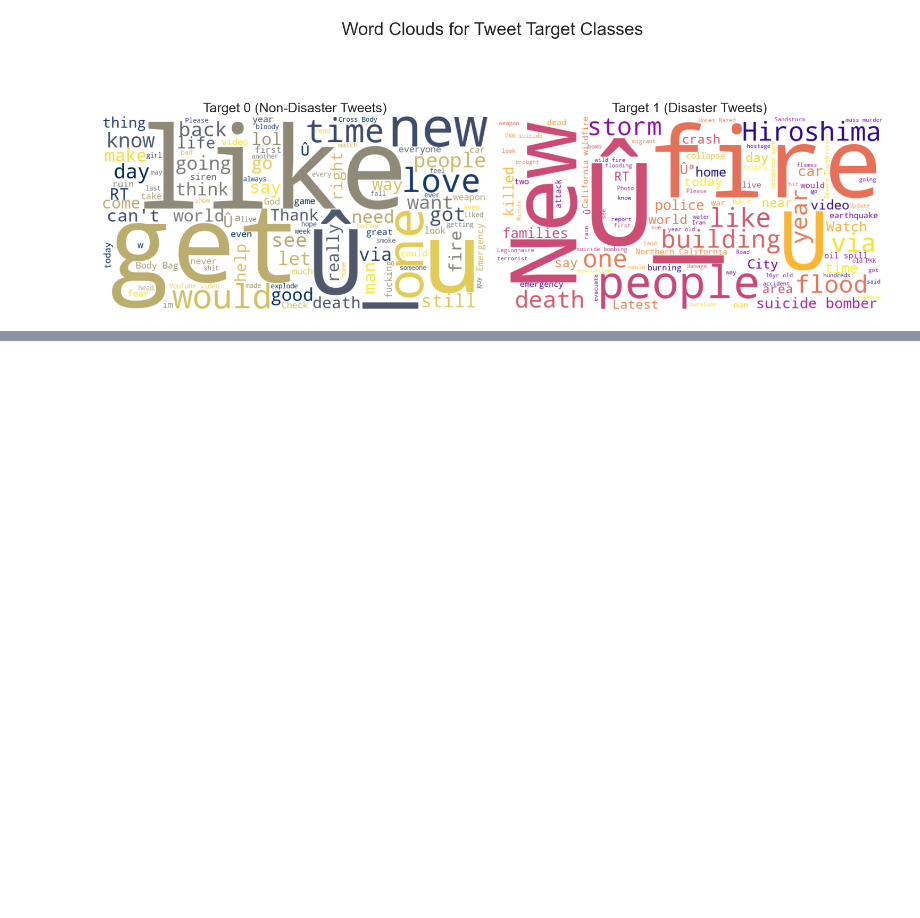
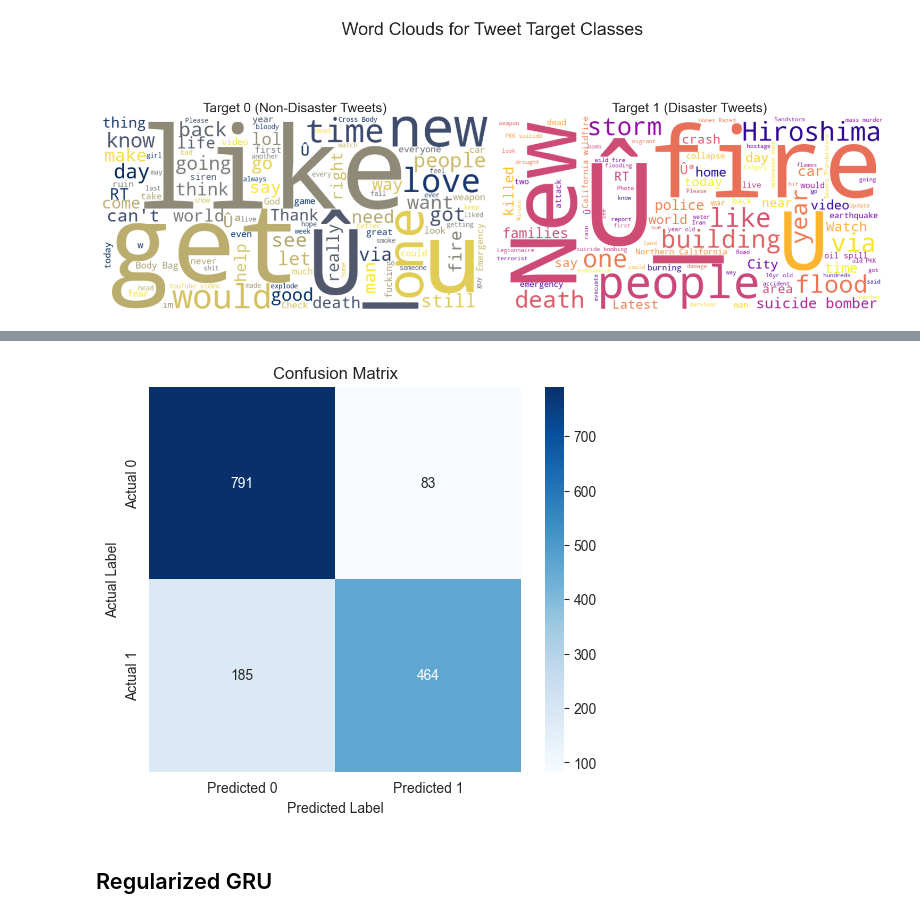
Before and after one commit to seanpritchard94/nlp-disaster-tweets, a Jupyter notebook: disaster-tweets.ipynb, the cells around one changed output, grey strips where cells are left out. Cells and saved outputs as stored; diff of their text form; code cells hidden in the pictures; blank space fills up the shorter version.

```diff
--- a/disaster-tweets.ipynb
+++ b/disaster-tweets.ipynb
@@ -220,0 +566,7 @@ I will then conduct training and hyperparameter tuning on three models. I will u
+# %%
+
+gru_model = hyperparameter_grid_search('GRU', hyperparameter_grid, X,
+                                              y, X_val, y_val, embedding_matrix, batch_size=64, epochs=20,
+                                              dense_denominator=2, regularization=False)
+
+gru_model.summary()
@@ -220,0 +969,5 @@ I will then conduct training and hyperparameter tuning on three models. I will u
+# %%
+y_test_proba_gru = gru_model.predict(X_test)
+y_pred_probs_flat_gru = y_test_proba_gru.flatten()
+y_pred_classes_gru = (y_pred_probs_flat_gru > 0.5).astype(int)
+print(classification_report(y_test, y_pred_classes_gru))
@@ -220,0 +984,6 @@ I will then conduct training and hyperparameter tuning on three models. I will u
+# %%
+plot_confusion_matrix(y_test, y_pred_classes_gru)
+# %% [output]
+[figure, added]
+# %% [markdown]
+## Regularized GRU ##
```
Also changed, not shown: parts of 40 cells of this notebook.
